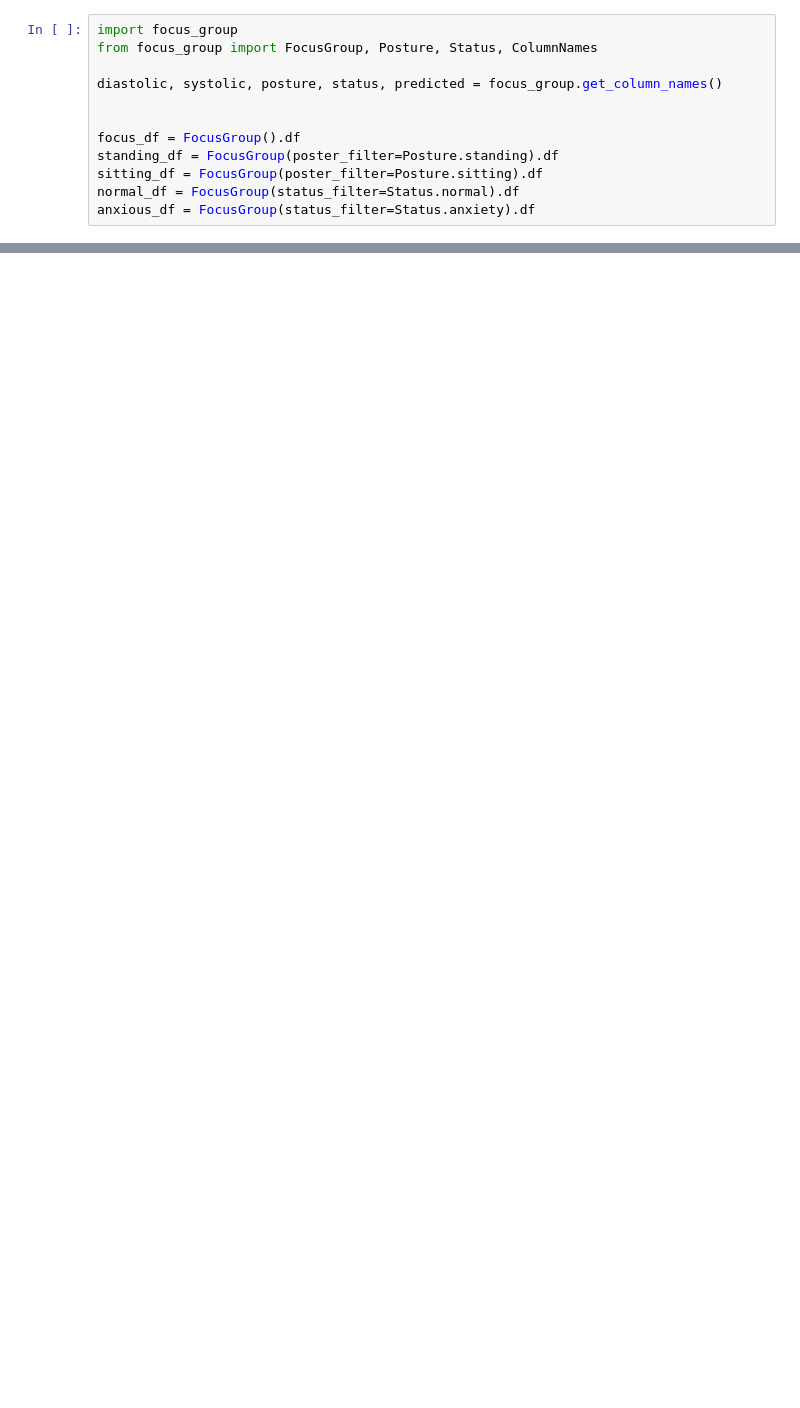
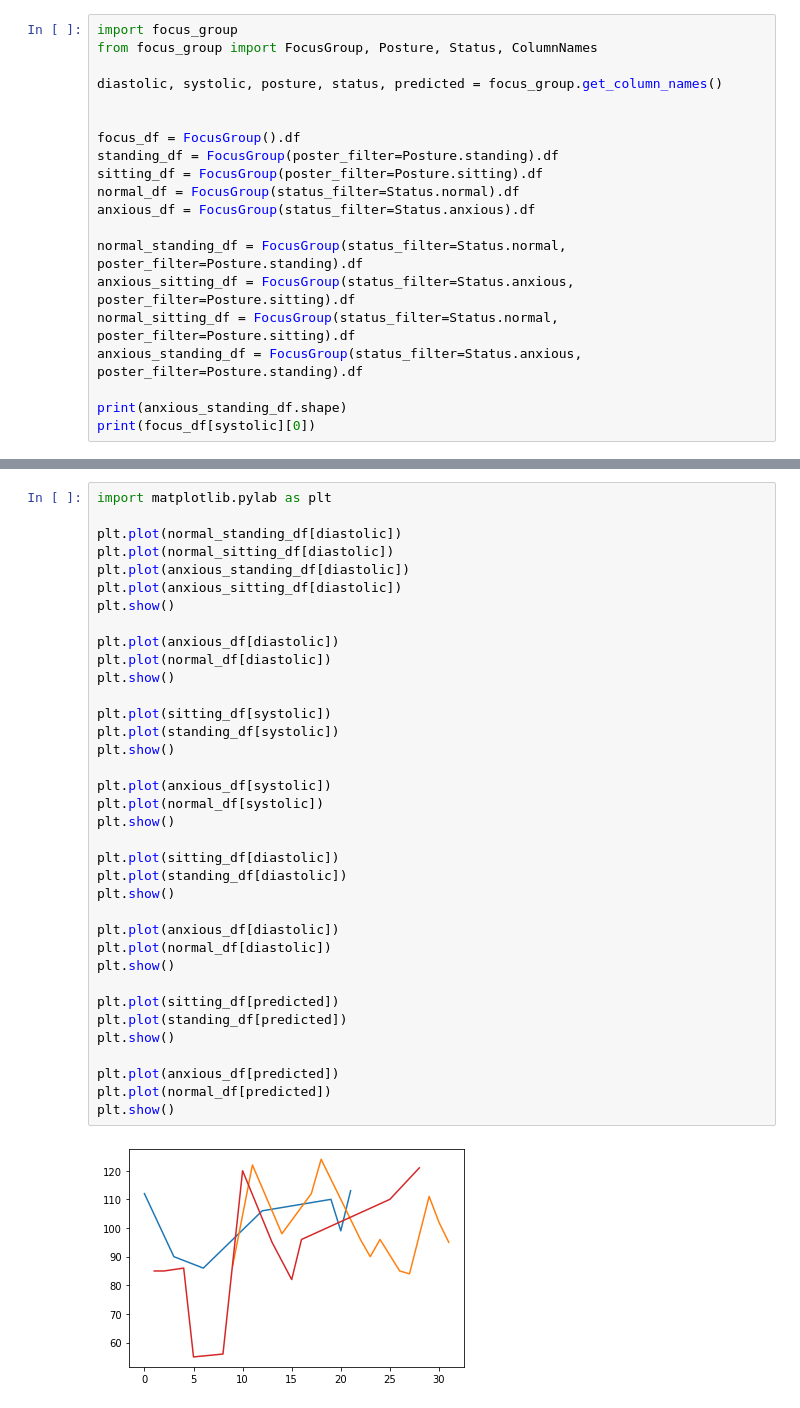
Before and after one commit to foundation-models/ppg2bp, a Jupyter notebook: focus_group.ipynb, the cells around one changed output, grey strips where cells are left out. Cells and saved outputs as stored; diff of their text form; blank space fills up the shorter version.

```diff
--- a/focus_group.ipynb
+++ b/focus_group.ipynb
@@ -9,4 +9,12 @@ focus_df = FocusGroup().df
 standing_df = FocusGroup(poster_filter=Posture.standing).df
 sitting_df = FocusGroup(poster_filter=Posture.sitting).df
 normal_df = FocusGroup(status_filter=Status.normal).df
-anxious_df = FocusGroup(status_filter=Status.anxiety).df
+anxious_df = FocusGroup(status_filter=Status.anxious).df
+
+normal_standing_df = FocusGroup(status_filter=Status.normal, poster_filter=Posture.standing).df
+anxious_sitting_df = FocusGroup(status_filter=Status.anxious, poster_filter=Posture.sitting).df
+normal_sitting_df = FocusGroup(status_filter=Status.normal, poster_filter=Posture.sitting).df
+anxious_standing_df = FocusGroup(status_filter=Status.anxious, poster_filter=Posture.standing).df
+
+print(anxious_standing_df.shape)
+print(focus_df[systolic][0])
@@ -23,0 +24,38 @@ plt.show()
+# %%
+import matplotlib.pylab as plt
+
+plt.plot(normal_standing_df[diastolic])
+plt.plot(normal_sitting_df[diastolic])
+plt.plot(anxious_standing_df[diastolic])
+plt.plot(anxious_sitting_df[diastolic])
+plt.show()
+
+plt.plot(anxious_df[diastolic])
+plt.plot(normal_df[diastolic])
+plt.show()
+
+plt.plot(sitting_df[systolic])
+plt.plot(standing_df[systolic])
+plt.show()
+
+plt.plot(anxious_df[systolic])
+plt.plot(normal_df[systolic])
+plt.show()
+
+plt.plot(sitting_df[diastolic])
+plt.plot(standing_df[diastolic])
+plt.show()
+
+plt.plot(anxious_df[diastolic])
+plt.plot(normal_df[diastolic])
+plt.show()
+
+plt.plot(sitting_df[predicted])
+plt.plot(standing_df[predicted])
+plt.show()
+
+plt.plot(anxious_df[predicted])
+plt.plot(normal_df[predicted])
+plt.show()
+# %% [output]
+[figure, added]
```
Also changed, not shown: parts of 4 cells of this notebook, 2 other files.
